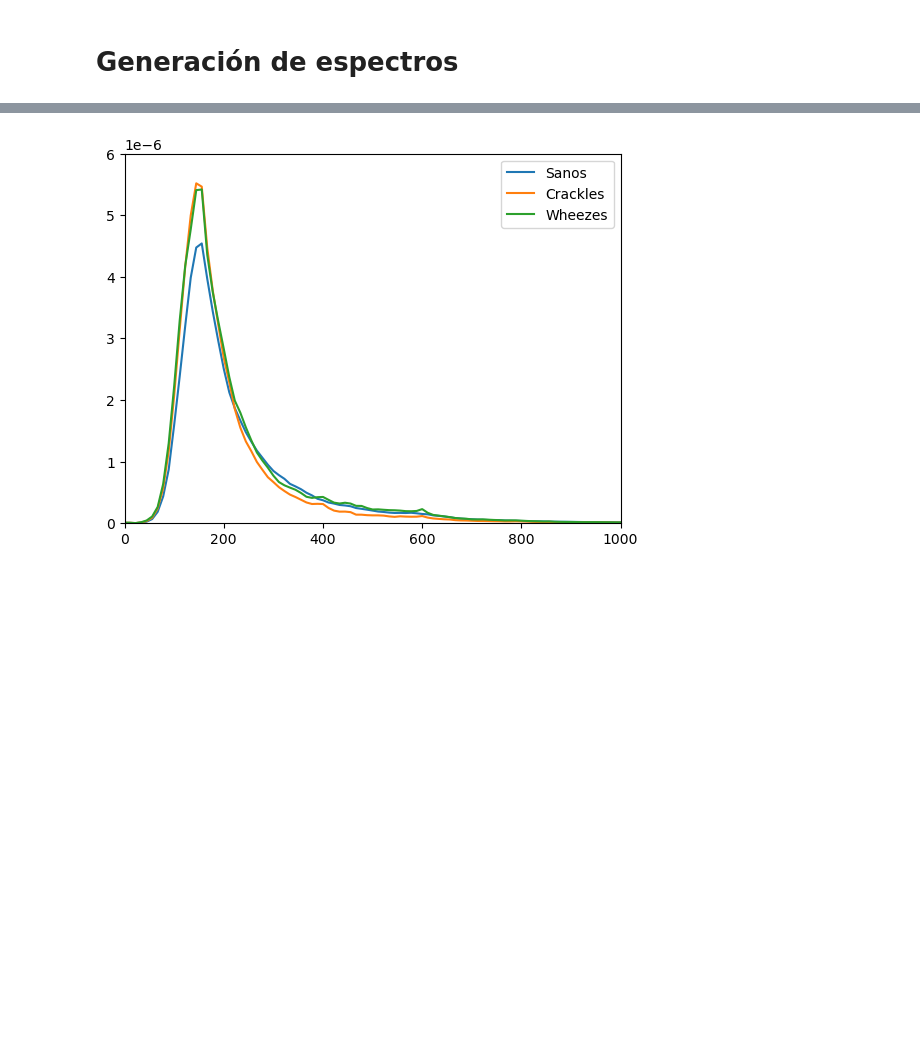
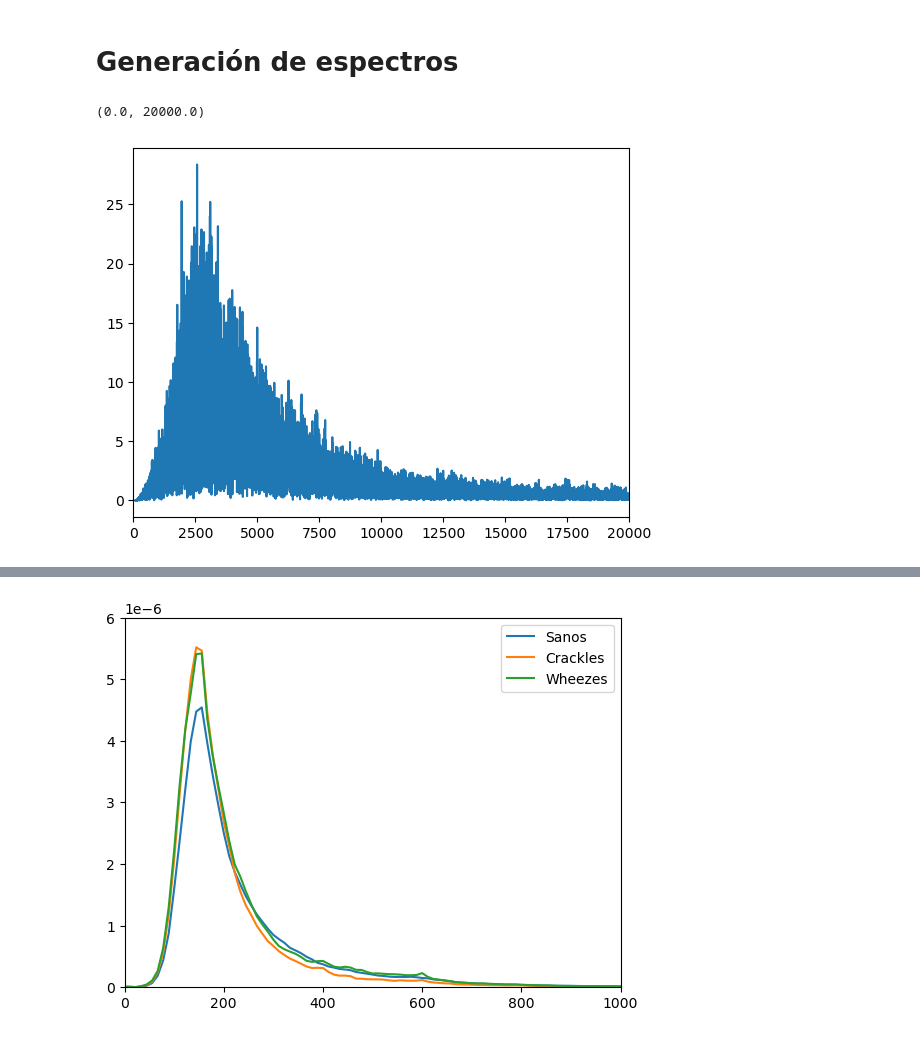
Before and after one commit to Astolfo2332/Respiratory_Difference, a Jupyter notebook: Proyecto_3_los_4GB.ipynb, the cells around one changed output, grey strips where cells are left out. Saved outputs shown, nothing was run; the diff lists cells and outputs as text; code cells hidden in the pictures; blank space fills up the shorter version.

```diff
--- a/Proyecto_3_los_4GB.ipynb
+++ b/Proyecto_3_los_4GB.ipynb
@@ -146,0 +162,34 @@ plt.plot(f[r],Pxx[r])
+# %%
+low_pass,high_pass=custom_filter(datos[list(datos.keys())[0]][1])
+# %%
+def el_filtrador(data,low_pass,high_pass,nivel=10):
+    y_h = signal.filtfilt(high_pass, 1, data)
+    y_l = signal.filtfilt(low_pass, 1, y_h)
+    y = np.asfortranarray(y_l)
+    data_wavelet = pywt.wavedec( y_l, 'db6', level=nivel )
+    details = data_wavelet[1:]
+    details_t = s.wthresh(details)
+    rec=list()
+    rec.append(data_wavelet[0])
+    for i in range(len(details_t)):
+        rec.append(details_t[i])
+    x_rec = pywt.waverec( rec, 'db6')
+    x_rec = x_rec[0:y.shape[0]]
+    y_fil=np.squeeze(y - x_rec)
+    return y_fil
+# %%
+def filtrar_todo(datos,low_pass,high_pass,level=10):
+    fil={}
+    for i in list(datos.keys()):
+        y_fil=el_filtrador(datos[i][0],low_pass,high_pass,nivel=10)
+        fil[i]=y_fil
+    return fil
+# %%
+fil=filtrar_todo(datos,low_pass,high_pass,8)
+winsound.Beep(freq, duration)
+# %%
+plt.plot(np.abs(np.fft.fft(fil['./Data/audio_and_txt_files\\101_1b1_Al_sc_Meditron.wav'])))
+plt.xlim([0,20000])
+# %% [output]
+(0.0, 20000.0)
+[figure, added]
```
Also changed, not shown: parts of 12 cells of this notebook.
